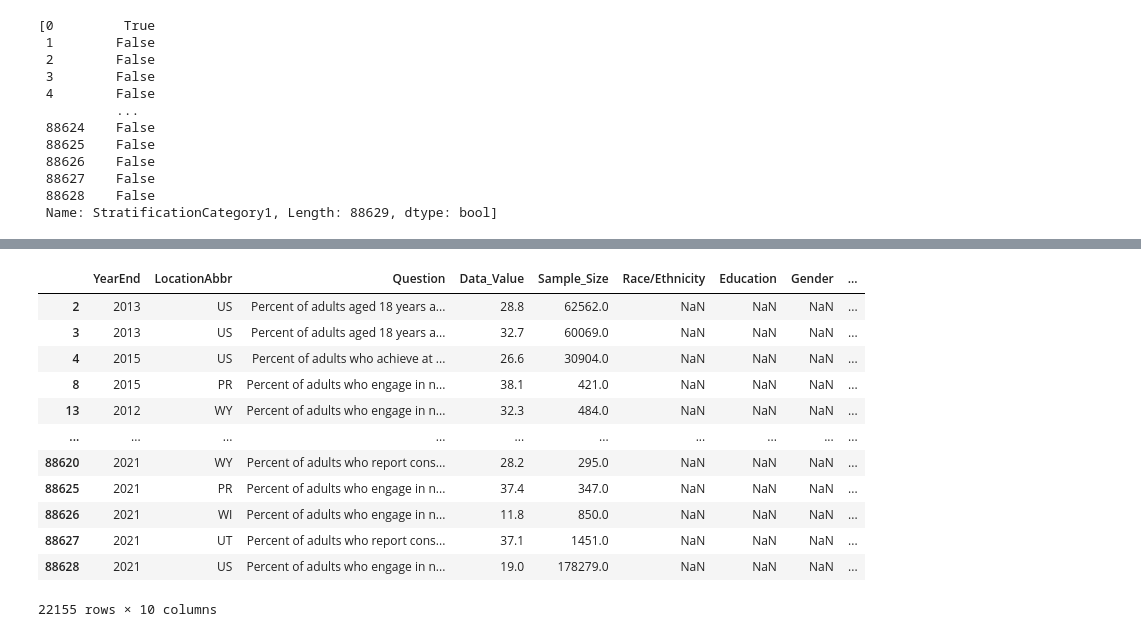
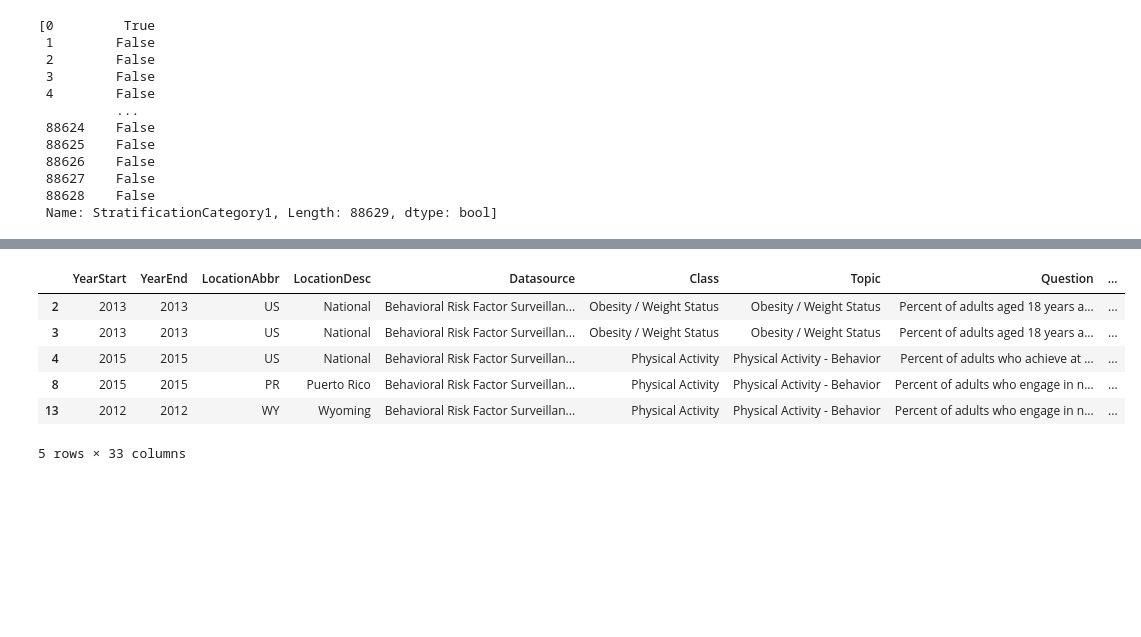
Before and after one commit to sma005/project-one-group-4, a Jupyter notebook: obesity_study_csv.ipynb, the cells around one changed output, grey strips where cells are left out. Drawn from its saved outputs; the diff is of its cells as text; code cells hidden in the pictures; blank space fills up the shorter version.

```diff
--- a/obesity_study_csv.ipynb
+++ b/obesity_study_csv.ipynb
@@ -83,19 +79,13 @@ education_df
 # %%
 income_df = data_df[data_df['StratificationCategory1'] == 'Income']
-income_df
+income_df.head()
 # %% [output]
-|  | YearEnd | LocationAbbr | Question | Data_Value | Sample_Size | Race/Ethnicity | Education | Gender | ... |
-| 2 | 2013 | US | Percent of adults aged 18 years a... | 28.8 | 62562.0 | NaN | NaN | NaN | ... |
-| 3 | 2013 | US | Percent of adults aged 18 years a... | 32.7 | 60069.0 | NaN | NaN | NaN | ... |
-| 4 | 2015 | US | Percent of adults who achieve at ... | 26.6 | 30904.0 | NaN | NaN | NaN | ... |
-| 8 | 2015 | PR | Percent of adults who engage in n... | 38.1 | 421.0 | NaN | NaN | NaN | ... |
-| 13 | 2012 | WY | Percent of adults who engage in n... | 32.3 | 484.0 | NaN | NaN | NaN | ... |
-| ... | ... | ... | ... | ... | ... | ... | ... | ... | ... |
-| 88620 | 2021 | WY | Percent of adults who report cons... | 28.2 | 295.0 | NaN | NaN | NaN | ... |
-| 88625 | 2021 | PR | Percent of adults who engage in n... | 37.4 | 347.0 | NaN | NaN | NaN | ... |
-| 88626 | 2021 | WI | Percent of adults who engage in n... | 11.8 | 850.0 | NaN | NaN | NaN | ... |
-| 88627 | 2021 | UT | Percent of adults who report cons... | 37.1 | 1451.0 | NaN | NaN | NaN | ... |
-| 88628 | 2021 | US | Percent of adults who engage in n... | 19.0 | 178279.0 | NaN | NaN | NaN | ... |
+|  | YearStart | YearEnd | LocationAbbr | LocationDesc | Datasource | Class | Topic | Question | ... |
+| 2 | 2013 | 2013 | US | National | Behavioral Risk Factor Surveillan... | Obesity / Weight Status | Obesity / Weight Status | Percent of adults aged 18 years a... | ... |
+| 3 | 2013 | 2013 | US | National | Behavioral Risk Factor Surveillan... | Obesity / Weight Status | Obesity / Weight Status | Percent of adults aged 18 years a... | ... |
+| 4 | 2015 | 2015 | US | National | Behavioral Risk Factor Surveillan... | Physical Activity | Physical Activity - Behavior | Percent of adults who achieve at ... | ... |
+| 8 | 2015 | 2015 | PR | Puerto Rico | Behavioral Risk Factor Surveillan... | Physical Activity | Physical Activity - Behavior | Percent of adults who engage in n... | ... |
+| 13 | 2012 | 2012 | WY | Wyoming | Behavioral Risk Factor Surveillan... | Physical Activity | Physical Activity - Behavior | Percent of adults who engage in n... | ... |
-22155 rows × 10 columns
+5 rows × 33 columns
 # %%
 age_df = data_df[data_df['StratificationCategory1'] == 'Age (years)']
```
Also changed, not shown: parts of 17 cells of this notebook, 1 other file.
